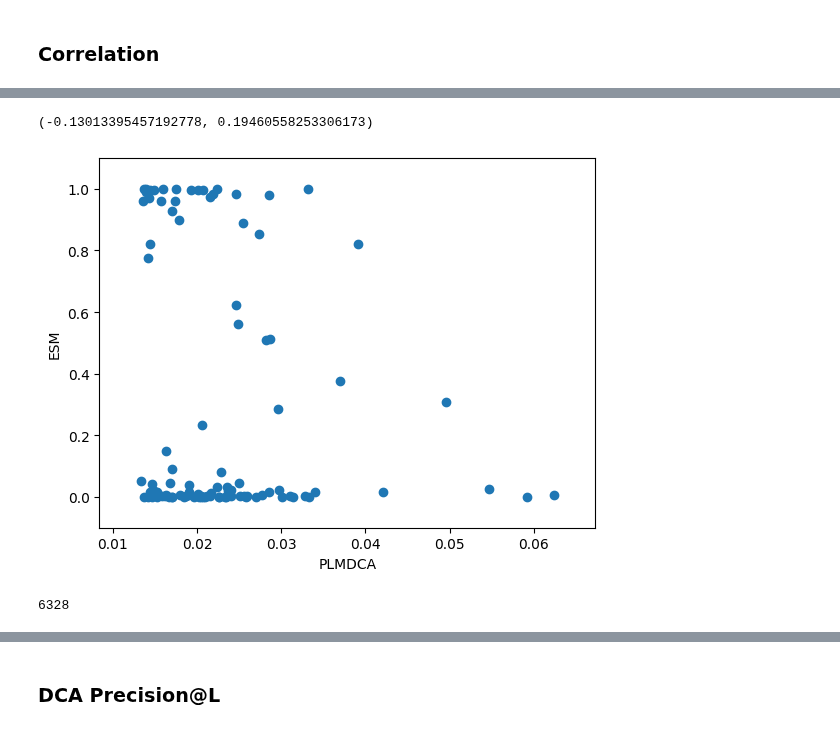
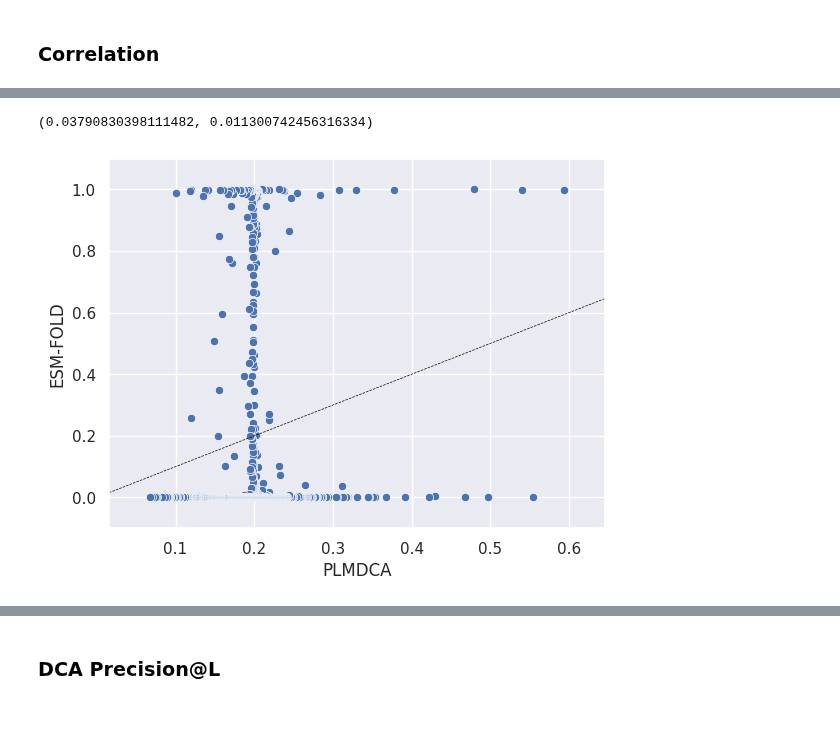
Before and after one commit to Vincent-La/cmsc702-protein-lm, a Jupyter notebook: notebooks/scoring_correlation.ipynb, the cells around one changed output, grey strips where cells are left out. Cells and saved outputs as stored; diff of their text form; code cells hidden in the pictures.

Commit message:
First round of plots

```diff
--- a/notebooks/scoring_correlation.ipynb
+++ b/notebooks/scoring_correlation.ipynb
@@ -13,6 +13,8 @@ import numpy as np
 import os
 import pandas as pd
 import matplotlib.pyplot as plt
+import seaborn as sns
+sns.set_theme()
 from scipy.stats import spearmanr, zscore
 from scipy.ndimage import gaussian_filter
 import sys
@@ -65,9 +67,10 @@ def data_2d(df, symmetric=SYMMETRIC):
     dim = max(df["i"].max() + 1, df["j"].max() + 1)
     data = np.zeros([dim] * 2)
     for i in range(df.shape[0]):
-        data[df['i'][i],df['j'][i]] = df['prob'][i]
-        if symmetric:
-            data[df['j'][i],df['i'][i]] = df['prob'][i]
+        if min(df['i'][i],df['j'][i]) >= 0:
+            data[df['i'][i],df['j'][i]] = df['prob'][i]
+            if symmetric:
+                data[df['j'][i],df['i'][i]] = df['prob'][i]
     return dim, data
 
 def data_padder(dfs):
@@ -100,14 +103,14 @@ def heatmap_creator(dfs, zscorer=False, smoother=True, smoother_sigma=0.5, paddo
         data = np.pad(data, ((0, max(paddock - data.shape[0], 0)), (0, max(paddock - data.shape[1], 0))), constant_values=(0))
 
     # Create subplots
-    #fig, ax = plt.subplots(1, 1, figsize=(8, 8))
+    fig, ax = plt.subplots(1, 1, figsize=(5, 5))
 
     # Plot the first heatmap
     #im1 = ax.imshow(data, cmap='inferno', vmin=vmin, vmax=vmax)
     #ax.set_title("Contact Heatmap")
     if zscorer:
         data = zscore(data,axis=None)
-    plt.imshow(data, vmin=data.min(), vmax=data.max())
+    sns.heatmap(data, vmin=data.min(), vmax=data.max(), cbar=False)
     plt.axis('off')
     #plt.colorbar(orientation='vertical', fraction=0.02, pad=0.1)
 
@@ -127,7 +130,7 @@ def comparer(dfs):
 
 def scatter_plotter(df_a, df_a_name, df_b, df_b_name, L=None, xylim="zoomed", line=False):
     matches = get_matches(filter_L(df_a, L=L), filter_L(df_b, L=L))
-    plt.scatter(matches["prob_a"], matches["prob_b"])
+    sns.scatterplot(x=matches["prob_a"], y=matches["prob_b"])
     if line:
         plt.plot([-1,2],[-1,2],color="black",linestyle="dashed", linewidth=0.5)
     ax = plt.gca()
@@ -176,3 +160,7 @@ for i in range(len(esm_dfs)):
+# %%
+esmfold_results_path = '/fs/nexus-scratch/vla/cadherin_esmfold.npz'
+esmfold_results = np.load(esmfold_results_path)['arr_0']
+esmfold_dfs = [df_from_esm_contact_matrix(esmfold_results)]
 # %% [markdown]
 ### Load True Contacts
 # %%
@@ -199,7 +187,7 @@ real_contacts_df["prob"] = real_contacts_df["prob"] < 8
 ### Load DCA data
 # %%
 # Load MF DCA results
-mfdca_results_path = os.path.join('..', 'results', 'cadherin', 'PF00028_mfdca_mapped.csv') # TODO: NOT CORRECT
+mfdca_results_path = os.path.join('..', 'results', 'cadherin', 'PF00028_10000_mfdca_mapped.csv') # TODO: NOT CORRECT
 mfdca_df = pd.read_csv(mfdca_results_path, header=None)[[0,4,5,6]]
 mfdca_df["id"] = mfdca_df[0].astype(int)
 for i in [4,5]:
@@ -208,7 +196,7 @@ mfdca_df["prob"] = mfdca_df[6] # rename columns
 mfdca_df = mfdca_df[["id", "i", "j", "prob"]] # take only reformatted, renamed columns
 mfdca_df = mfdca_df.sort_values(by="prob", ascending=False).reset_index(drop=True) # sort by descending score and reset index
 # Load PLM DCA results
-plmdca_results_path = os.path.join('..', 'results', 'cadherin', 'PF00028_plmdca_mapped.csv') # TODO: NOT CORRECT
+plmdca_results_path = os.path.join('..', 'results', 'cadherin', 'PF00028_10000_plmdca_mapped.csv') # TODO: NOT CORRECT
 plmdca_df = pd.read_csv(plmdca_results_path, header=None)[[0,4,5,6]]
 plmdca_df["id"] = plmdca_df[0].astype(int)
 for i in [4,5]:
@@ -280,12 +286,8 @@ NameError: name 'esm_dfs' is not defined
 # %%
-matches = scatter_plotter(plmdca_df, "PLMDCA", esm_dfs[0], "ESM", L=800)
-plt.savefig("../plots/PF00028/scatter_scores/plmdca_esm.png")
+matches = scatter_plotter(plmdca_df, "PLMDCA", esmfold_dfs[0], "ESM-FOLD", line=True)
+plt.savefig("../plots/PF00028/scatter_scores/plmdca_esmfold.png")
 corr, p = spearmanr(matches["prob_a"], matches["prob_b"])
 corr, p
 # %% [output]
-(-0.13013395457192778, 0.19460558253306173)
+(0.03790830398111482, 0.011300742456316334)
-[figure, old version]
+[figure, new version]
-# %%
-plmdca_df.shape[0]
-# %% [output]
-6328
```
Also changed, not shown: parts of 17 cells of this notebook, 32 other files.
